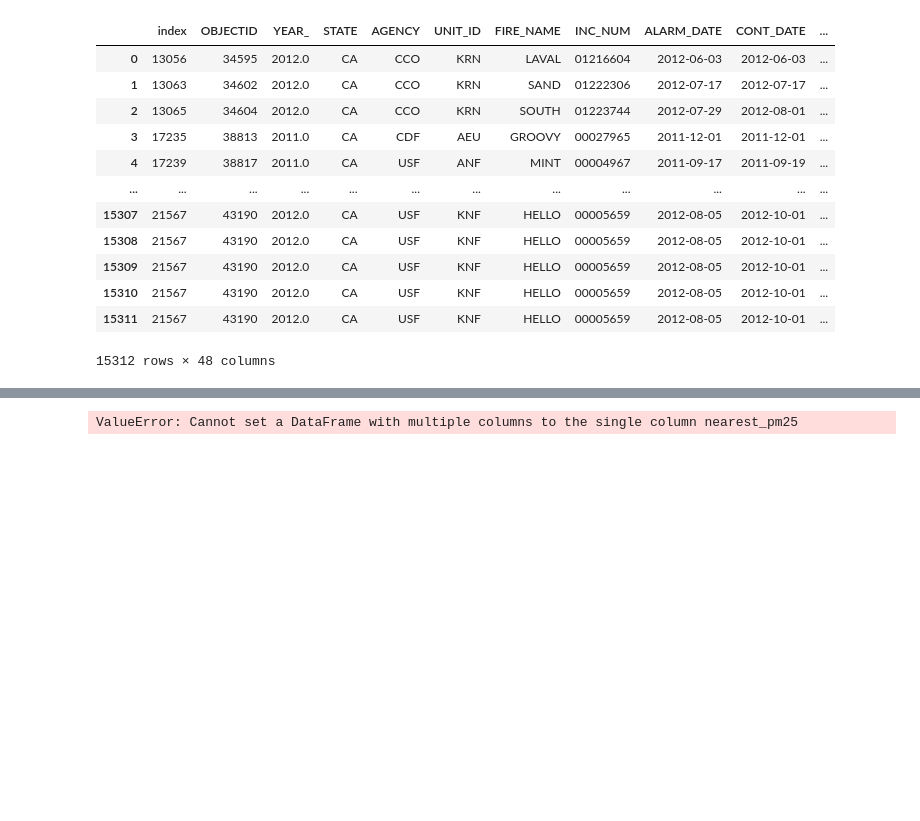
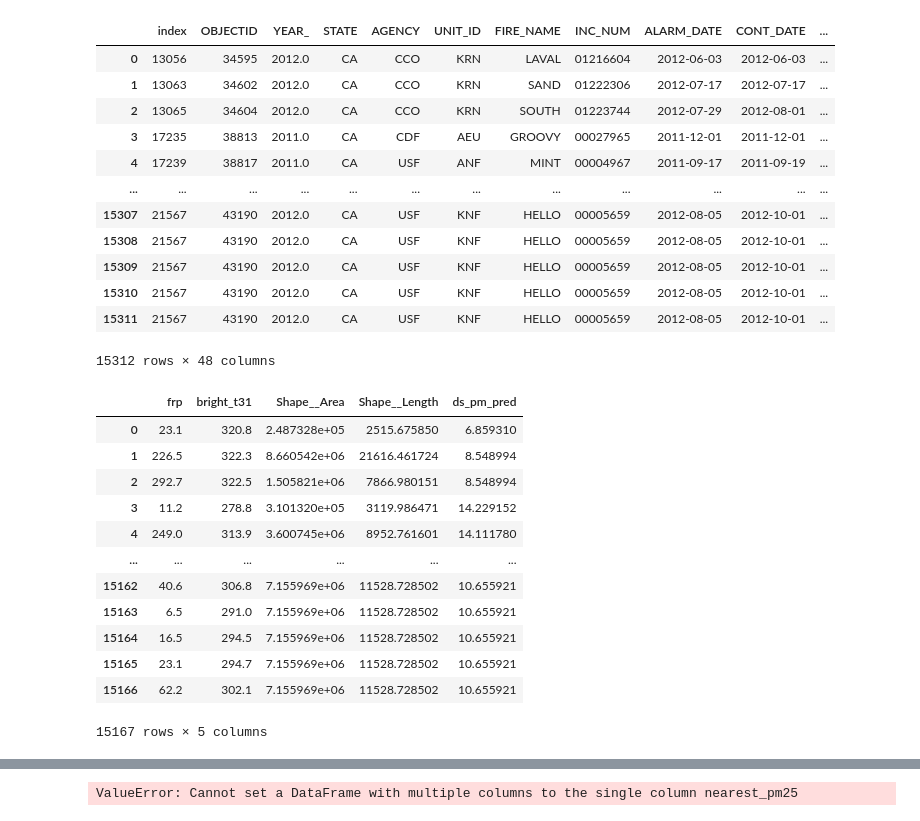
Before and after one commit to oTaira/emberalert, a Jupyter notebook: fireforce_V2.ipynb, the cells around one changed output, grey strips where cells are left out. Drawn from its saved outputs; the diff is of its cells as text; code cells hidden in the pictures; blank space fills up the shorter version.

```diff
--- a/fireforce_V2.ipynb
+++ b/fireforce_V2.ipynb
@@ -668,3 +680,19 @@ timed_avg
 | 15310 | 21567 | 43190 | 2012.0 | CA | USF | KNF | HELLO | 00005659 | 2012-08-05 | 2012-10-01 | ... |
 | 15311 | 21567 | 43190 | 2012.0 | CA | USF | KNF | HELLO | 00005659 | 2012-08-05 | 2012-10-01 | ... |
 15312 rows × 48 columns
+# %%
+merged_avg[['frp', 'bright_t31', 'Shape__Area', 'Shape__Length', 'ds_pm_pred']]
+# %% [output]
+|  | frp | bright_t31 | Shape__Area | Shape__Length | ds_pm_pred |
+| 0 | 23.1 | 320.8 | 2.487328e+05 | 2515.675850 | 6.859310 |
+| 1 | 226.5 | 322.3 | 8.660542e+06 | 21616.461724 | 8.548994 |
+| 2 | 292.7 | 322.5 | 1.505821e+06 | 7866.980151 | 8.548994 |
+| 3 | 11.2 | 278.8 | 3.101320e+05 | 3119.986471 | 14.229152 |
+| 4 | 249.0 | 313.9 | 3.600745e+06 | 8952.761601 | 14.111780 |
+| ... | ... | ... | ... | ... | ... |
+| 15162 | 40.6 | 306.8 | 7.155969e+06 | 11528.728502 | 10.655921 |
+| 15163 | 6.5 | 291.0 | 7.155969e+06 | 11528.728502 | 10.655921 |
+| 15164 | 16.5 | 294.5 | 7.155969e+06 | 11528.728502 | 10.655921 |
+| 15165 | 23.1 | 294.7 | 7.155969e+06 | 11528.728502 | 10.655921 |
+| 15166 | 62.2 | 302.1 | 7.155969e+06 | 11528.728502 | 10.655921 |
+15167 rows × 5 columns
```
Also changed, not shown: parts of 9 cells of this notebook.
